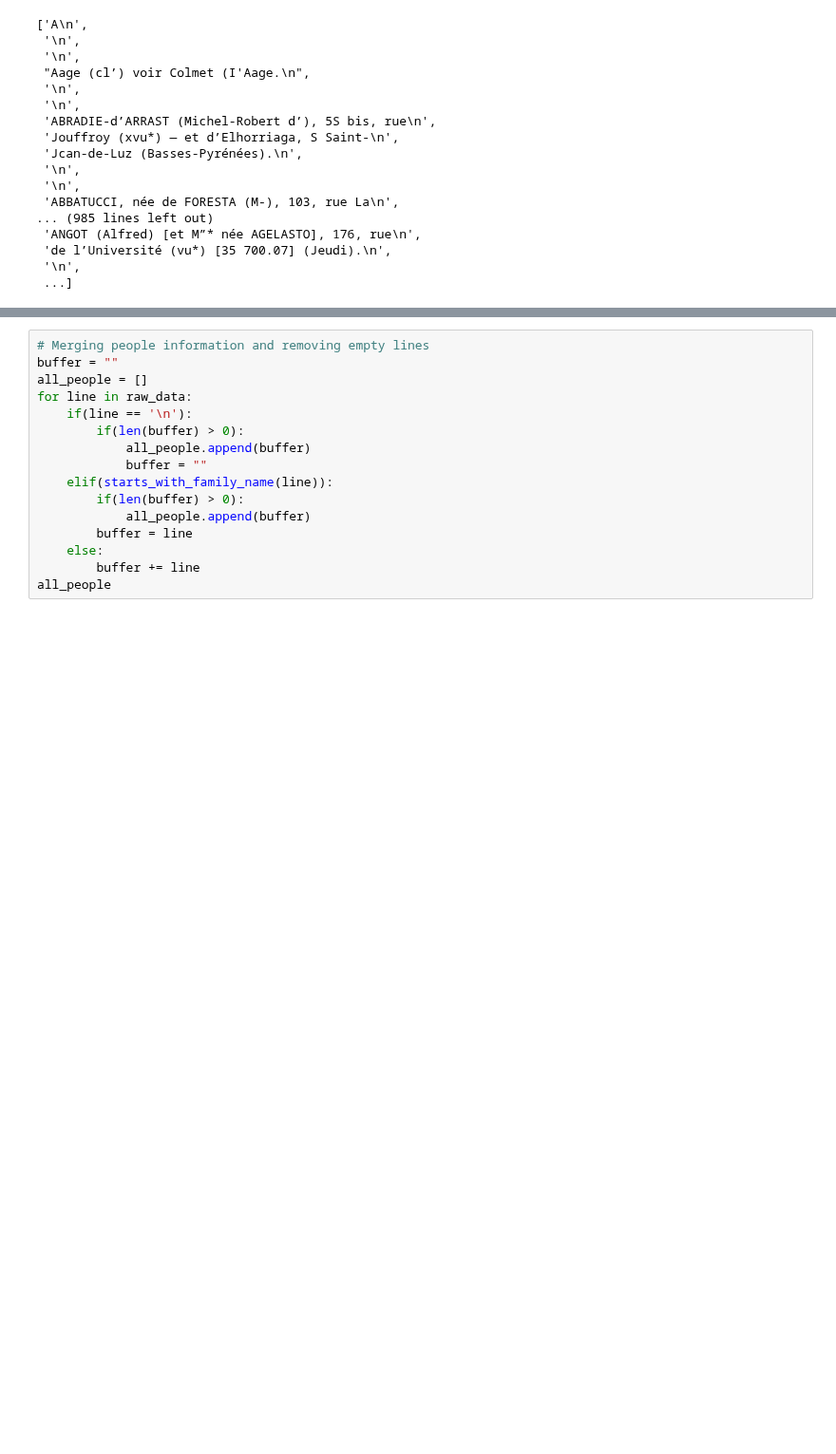
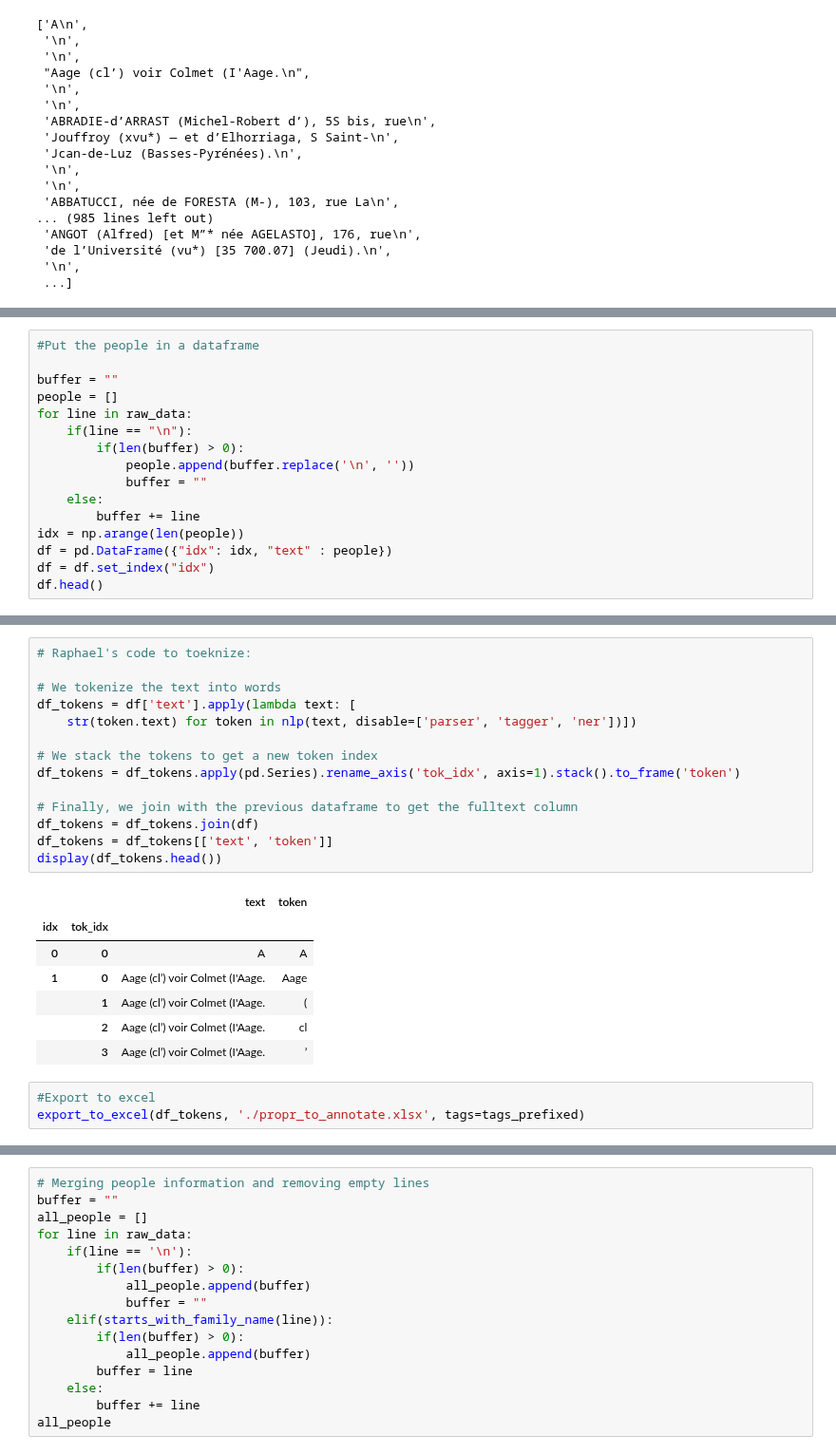
Before and after one commit to AndreaScalisi/FDH, a Jupyter notebook: parser_andrea.ipynb, the cells around one changed output, grey strips where cells are left out. Shown at 95% size. Saved outputs shown, nothing was run; the diff lists cells and outputs as text; blank space fills up the shorter version.

```diff
--- a/parser_andrea.ipynb
+++ b/parser_andrea.ipynb
@@ -30,0 +67,16 @@ raw_data
+# %%
+#Put the people in a dataframe
+
+buffer = ""
+people = []
+for line in raw_data:
+    if(line == "\n"):
+        if(len(buffer) > 0):
+            people.append(buffer.replace('\n', ''))
+            buffer = ""
+    else:
+        buffer += line
+idx = np.arange(len(people))
+df = pd.DataFrame({"idx": idx, "text" : people})
+df = df.set_index("idx")
+df.head()
@@ -30,0 +91,25 @@ raw_data
+# %%
+# Raphael's code to toeknize:
+
+# We tokenize the text into words
+df_tokens = df['text'].apply(lambda text: [
+    str(token.text) for token in nlp(text, disable=['parser', 'tagger', 'ner'])])
+
+# We stack the tokens to get a new token index
+df_tokens = df_tokens.apply(pd.Series).rename_axis('tok_idx', axis=1).stack().to_frame('token')
+
+# Finally, we join with the previous dataframe to get the fulltext column
+df_tokens = df_tokens.join(df)
+df_tokens = df_tokens[['text', 'token']]
+display(df_tokens.head())
+# %% [output]
+|  |  | text | token |
+| idx | tok_idx |  |  |
+| 0 | 0 | A | A |
+| 1 | 0 | Aage (cl’) voir Colmet (I'Aage. | Aage |
+|  | 1 | Aage (cl’) voir Colmet (I'Aage. | ( |
+|  | 2 | Aage (cl’) voir Colmet (I'Aage. | cl |
+|  | 3 | Aage (cl’) voir Colmet (I'Aage. | ’ |
+# %%
+#Export to excel
+export_to_excel(df_tokens, './propr_to_annotate.xlsx', tags=tags_prefixed)
```
Also changed, not shown: parts of 23 cells of this notebook.
